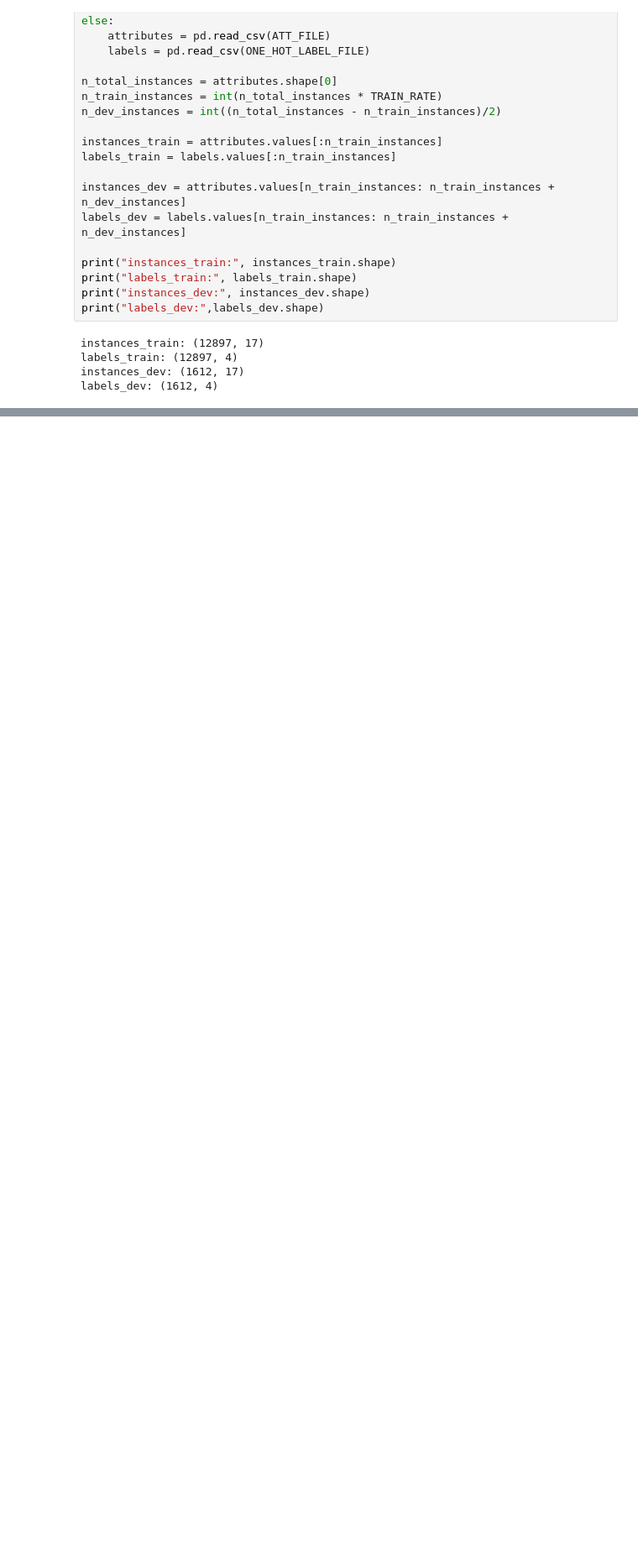
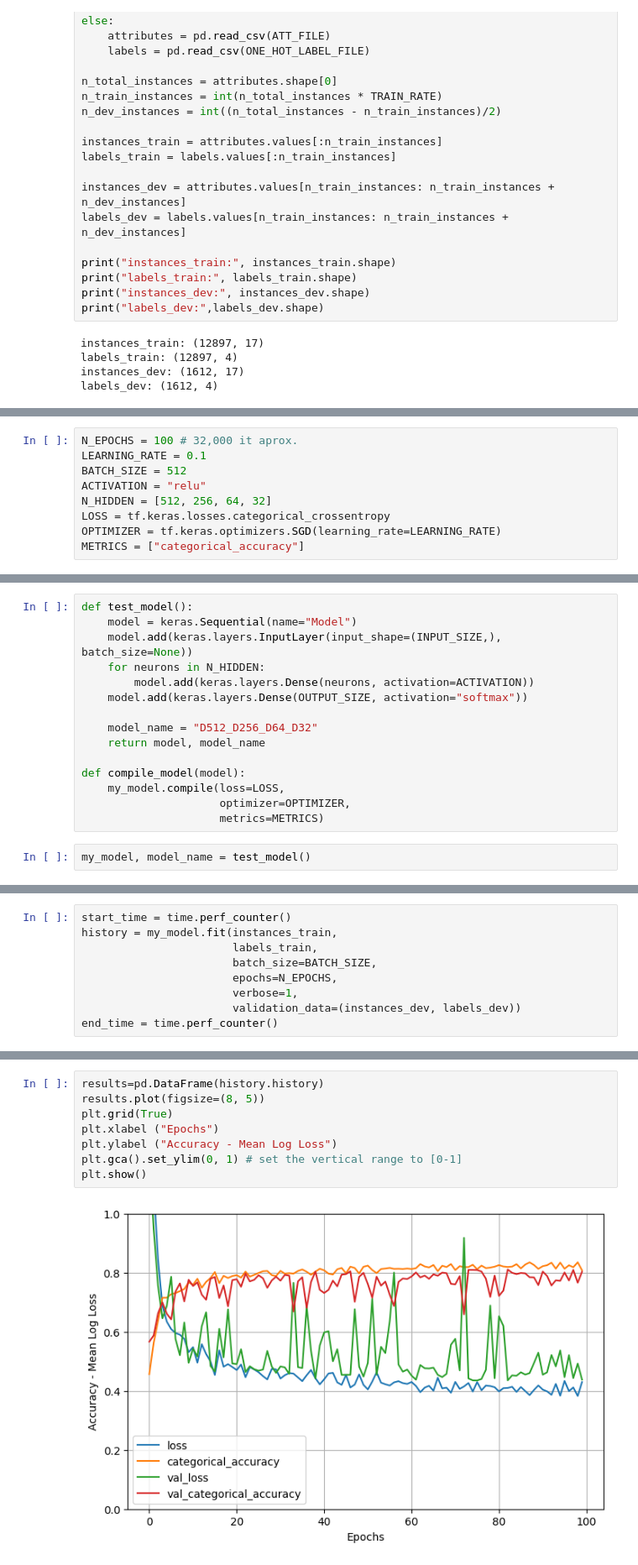
Before and after one commit to Dacarpe03/FIFAPlayersClassification, a Jupyter notebook: TrainingNotebooks/FIFAPlayersClassification.ipynb, the cells around one changed output, grey strips where cells are left out. Shown: that part at 84% size. Saved outputs shown, nothing was run; the diff lists cells and outputs as text; blank space fills up the shorter version.

Commit message:
Add cells to train and show results

```diff
--- a/TrainingNotebooks/FIFAPlayersClassification.ipynb
+++ b/TrainingNotebooks/FIFAPlayersClassification.ipynb
@@ -74,0 +94,9 @@ labels_dev: (1612, 4)
+# %%
+N_EPOCHS = 100 # 32,000 it aprox.
+LEARNING_RATE = 0.1
+BATCH_SIZE = 512
+ACTIVATION = "relu"
+N_HIDDEN = [512, 256, 64, 32]
+LOSS = tf.keras.losses.categorical_crossentropy
+OPTIMIZER = tf.keras.optimizers.SGD(learning_rate=LEARNING_RATE)
+METRICS = ["categorical_accuracy"]
@@ -74,0 +105,17 @@ labels_dev: (1612, 4)
+# %%
+def test_model():
+    model = keras.Sequential(name="Model")
+    model.add(keras.layers.InputLayer(input_shape=(INPUT_SIZE,), batch_size=None))
+    for neurons in N_HIDDEN:
+        model.add(keras.layers.Dense(neurons, activation=ACTIVATION))
+    model.add(keras.layers.Dense(OUTPUT_SIZE, activation="softmax"))
+
+    model_name = "D512_D256_D64_D32"
+    return model, model_name
+
+def compile_model(model):
+    my_model.compile(loss=LOSS,
+                     optimizer=OPTIMIZER,
+                     metrics=METRICS)
+# %%
+my_model, model_name = test_model()
@@ -74,0 +126,9 @@ labels_dev: (1612, 4)
+# %%
+start_time = time.perf_counter()
+history = my_model.fit(instances_train,
+                       labels_train,
+                       batch_size=BATCH_SIZE,
+                       epochs=N_EPOCHS,
+                       verbose=1,
+                       validation_data=(instances_dev, labels_dev))
+end_time = time.perf_counter()
@@ -74,0 +155,10 @@ labels_dev: (1612, 4)
+# %%
+results=pd.DataFrame(history.history)
+results.plot(figsize=(8, 5))
+plt.grid(True)
+plt.xlabel ("Epochs")
+plt.ylabel ("Accuracy - Mean Log Loss")
+plt.gca().set_ylim(0, 1) # set the vertical range to [0-1]
+plt.show()
+# %% [output]
+[figure, added]
```
Also changed, not shown: parts of 12 cells of this notebook.
